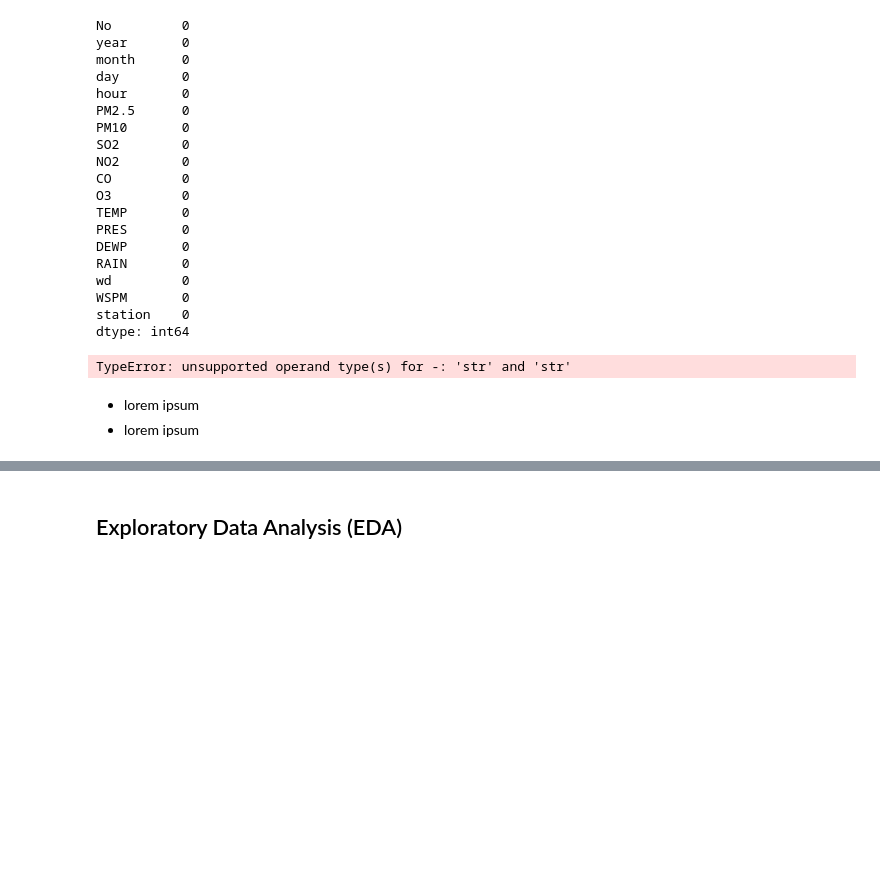
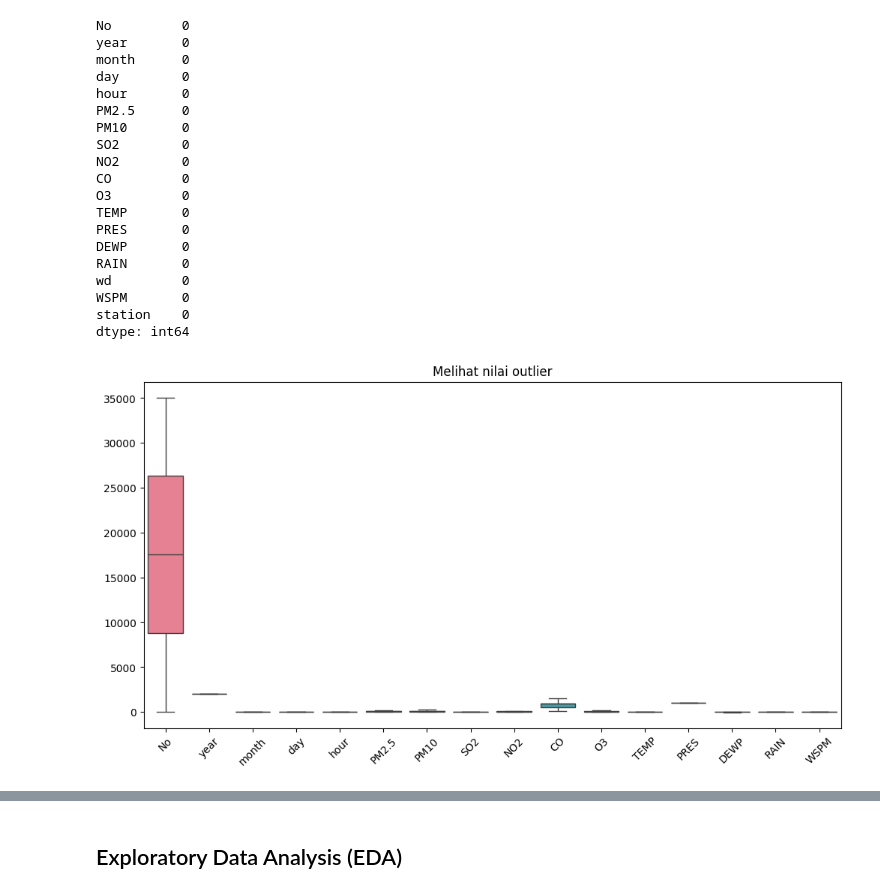
Before and after one commit to Azuredeer/Air-Quality, a Jupyter notebook: analysis_air.ipynb, the cells around one changed output, grey strips where cells are left out. Drawn from its saved outputs; the diff is of its cells as text; code cells hidden in the pictures; blank space fills up the shorter version.

```diff
--- a/analysis_air.ipynb
+++ b/analysis_air.ipynb
@@ -1869,15 +1911,21 @@ dtype: int64
 # %%
-Q1 = data.quantile(0.25)
-Q3 = data.quantile(0.75)
-IQR = Q3 - Q1
+def remove_outliers(data, column):
+    Q1 = data[column].quantile(0.25)
+    Q3 = data[column].quantile(0.75)
+    IQR = Q3 - Q1
+    lower_bound = Q1 - 1.5 * IQR
+    upper_bound = Q3 + 1.5 * IQR
 
-maximum = Q3 + (1.5*IQR)
-minimum = Q1 - (1.5*IQR)
+    return data[(data[column] >= lower_bound) & (data[column] <= upper_bound)]
 
-lower_bound = data < minimum
-upper_bound = data > maximum
+for col in numerical_columns:
+    data = remove_outliers(data, col)
-# %% [output]
-TypeError: unsupported operand type(s) for -: 'str' and 'str'
-# %% [markdown]
-- lorem ipsum
-- lorem ipsum
+# %%
+# menampilkan hasil dengan boxplot
+plt.figure(figsize=(12, 6))
+sns.boxplot(data=data[numerical_columns])
+plt.xticks(rotation=45)
+plt.title("Melihat nilai outlier")
+plt.show()
+# %% [output]
+[figure, added]
```
Also changed, not shown: parts of 4 cells of this notebook.
